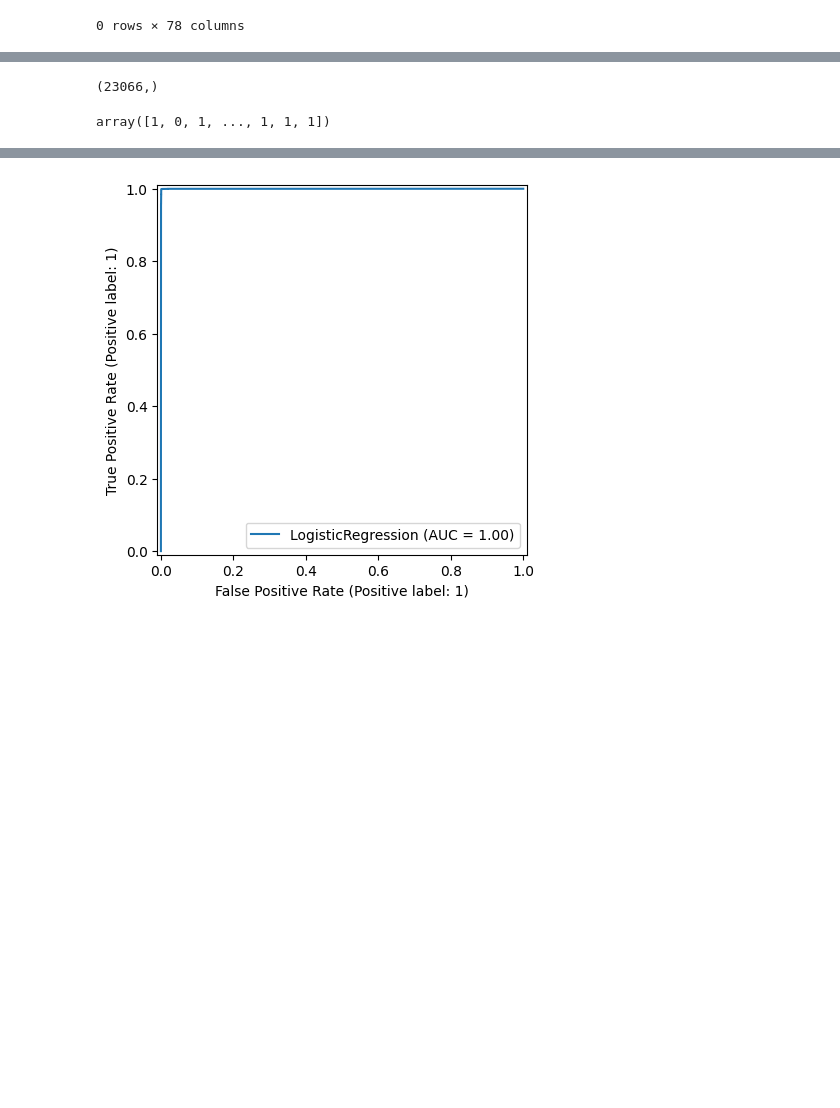
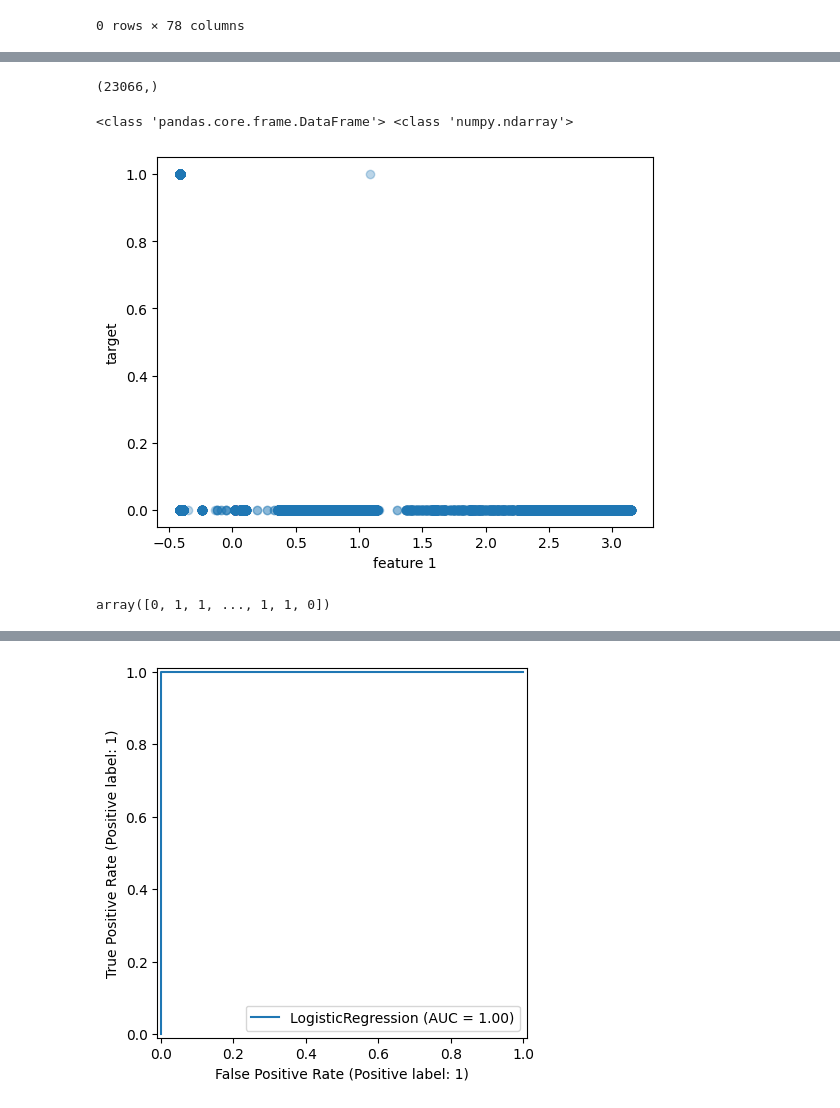
Before and after one commit to Sumit-Mashelkar/Anomix, a Jupyter notebook: ANOMIX_project.ipynb, the cells around one changed output, grey strips where cells are left out. Drawn from its saved outputs; the diff is of its cells as text; code cells hidden in the pictures; blank space fills up the shorter version.

```diff
--- a/ANOMIX_project.ipynb
+++ b/ANOMIX_project.ipynb
@@ -161,2 +180,10 @@ Name:  Label, Length: 115327, dtype: object
 # %%
-x_train, x_test, y_train, y_test =train_test_split(X, y, test_size=0.2, shuffle = True)
+#split data into training and testing
+
+x_train, x_test, y_train, y_test =train_test_split(X, y, test_size=0.2, shuffle = True, random_state = 4000)
+y_test = y_test.reset_index(drop = True)
+
+
+y_test.shape
+# %% [output]
+(23066,)
@@ -165,4 +189,0 @@ y_test = y_test.reset_index(drop = True)
-# %%
-y_test.shape
-# %% [output]
-(23066,)
@@ -173,11 +190,24 @@ y_test.to_csv("y_test.csv")
 # %%
 # data encoding using label encoder
 
 le = LabelEncoder()
 
 y_train = le.fit_transform(y_train)
-y_test = le.fit_transform(y_test)
+y_test = le.transform(y_test)
+
+print(type(x_train),type(y_train))
+
+scaler  = StandardScaler()
+x_train = scaler.fit_transform(x_train)
+x_test = scaler.transform(x_test)
 
 
-x_train = Scaler.fit_transform(x_train)
-x_test = Scaler.transform(x_test)
+x_train = pd.DataFrame(x_train)
+
+plt.scatter(x_train.iloc[:,0], y_train,alpha=0.3)
+plt.xlabel('feature 1')
+plt.ylabel('target')
+plt.show()
+# %% [output]
+<class 'pandas.core.frame.DataFrame'> <class 'numpy.ndarray'>
+[figure, added]
@@ -186,15 +218,15 @@ x_test = Scaler.transform(x_test)
 
 #y_train = np.random.permutation(y_train)
 # %%
-#model
+#model training and testing
 
-model = LogisticRegression(max_iter = 5000)
+model = LogisticRegression(max_iter = 500000)
 
 model.fit(x_train,y_train)
 
 y_pred = model.predict(x_test)
+
+y_pred
+# %% [output]
+array([0, 1, 1, ..., 1, 1, 0])
-# %%
-y_pred
-# %% [output]
-array([1, 0, 1, ..., 1, 1, 1])
 # %%
```
Also changed, not shown: parts of 18 cells of this notebook.
